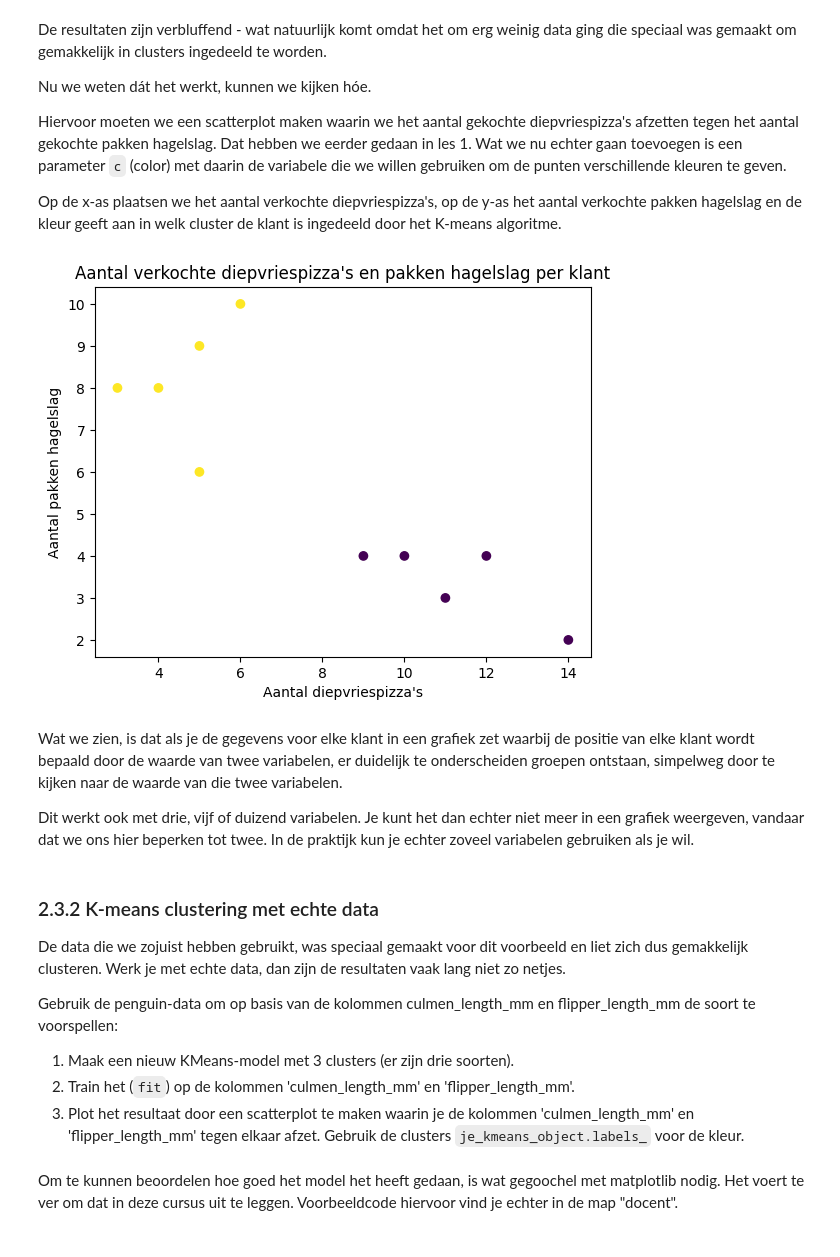
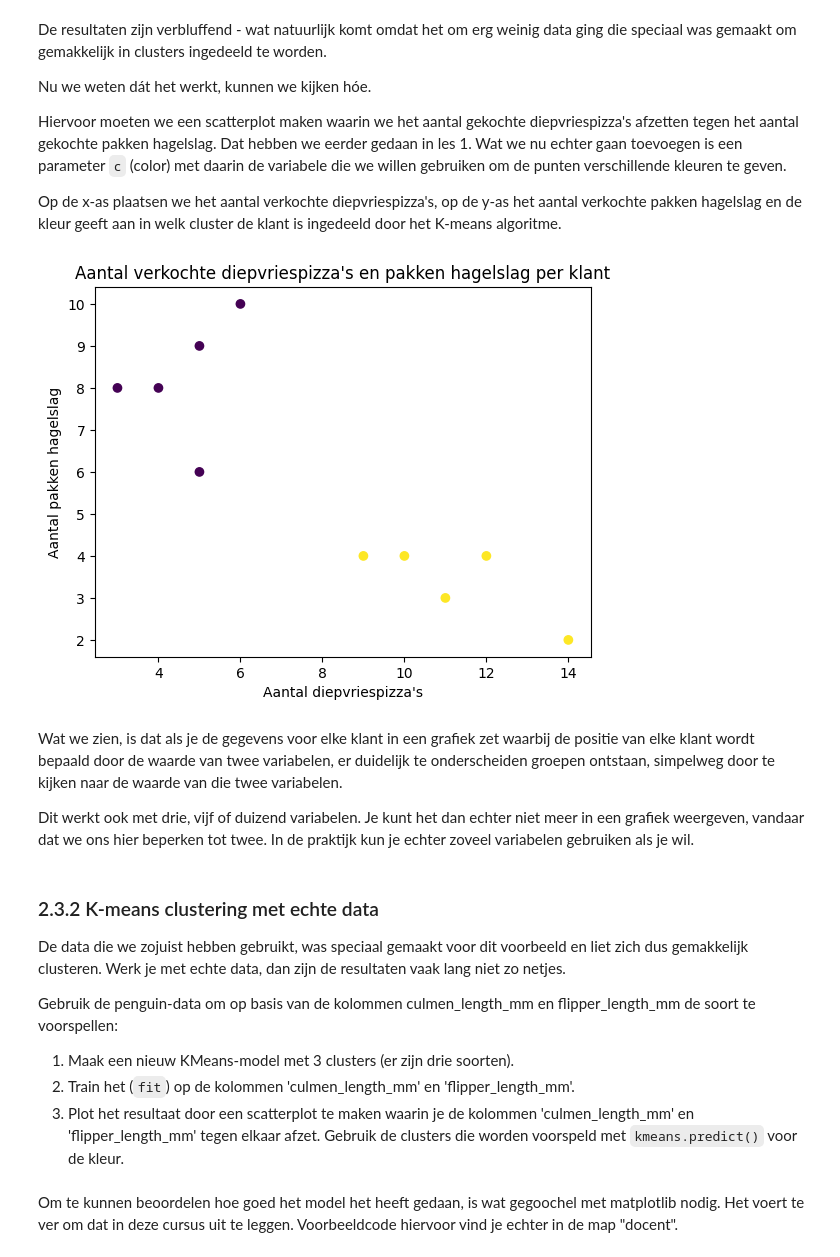
Before and after one commit to mcdejonge/cursus-beginnen-met-data-science, a Jupyter notebook: les_2_modellen.ipynb, the cells around one changed output. Cells and saved outputs as stored; diff of their text form; code cells hidden in the pictures.

```diff
--- a/les_2_modellen.ipynb
+++ b/les_2_modellen.ipynb
@@ -321,15 +321,15 @@ Op de x-as plaatsen we het aantal verkochte diepvriespizza's, op de y-as het aan
 # %%
 # Maak een scatterplot. Gebruik de parameter 'c' (color) om de kolom 'cluster' (dwz de voorspelde klantcategorie) de kleur van de punten te laten bepalen.
 plt.scatter(
     dfsuper['diepvriespizza'],
     dfsuper['hagelslag'],
-    c=kmeans.labels_)
+    c=kmeans.predict(dfsuper[['diepvriespizza', 'hagelslag']]))
 plt.title('Aantal verkochte diepvriespizza\'s en pakken hagelslag per klant')
 plt.xlabel('Aantal diepvriespizza\'s')
 plt.ylabel('Aantal pakken hagelslag')
 plt.show()
 # %% [output]
-[figure, old version]
+[figure, new version]
 # %% [markdown]
 Wat we zien, is dat als je de gegevens voor elke klant in een grafiek zet waarbij de positie van elke klant wordt bepaald door de waarde van twee variabelen, er duidelijk te onderscheiden groepen ontstaan, simpelweg door te kijken naar de waarde van die twee variabelen.
 
@@ -343,7 +343,7 @@ Gebruik de penguin-data om op basis van de kolommen culmen_length_mm en flipper_
 
 1. Maak een nieuw KMeans-model met 3 clusters (er zijn drie soorten).
 2. Train het (`fit`) op de kolommen 'culmen_length_mm' en 'flipper_length_mm'.
-3. Plot het resultaat door een scatterplot te maken waarin je de kolommen 'culmen_length_mm' en 'flipper_length_mm' tegen elkaar afzet. Gebruik de clusters `je_kmeans_object.labels_` voor de kleur.
+3. Plot het resultaat door een scatterplot te maken waarin je de kolommen 'culmen_length_mm' en 'flipper_length_mm' tegen elkaar afzet. Gebruik de clusters die worden voorspeld met `kmeans.predict()` voor de kleur.
 # %%
 # Inlezen van penguin-data.
 if 'COLAB_GPU' in os.environ:
```
Also changed, not shown: parts of 2 cells of this notebook, 1 other file.
